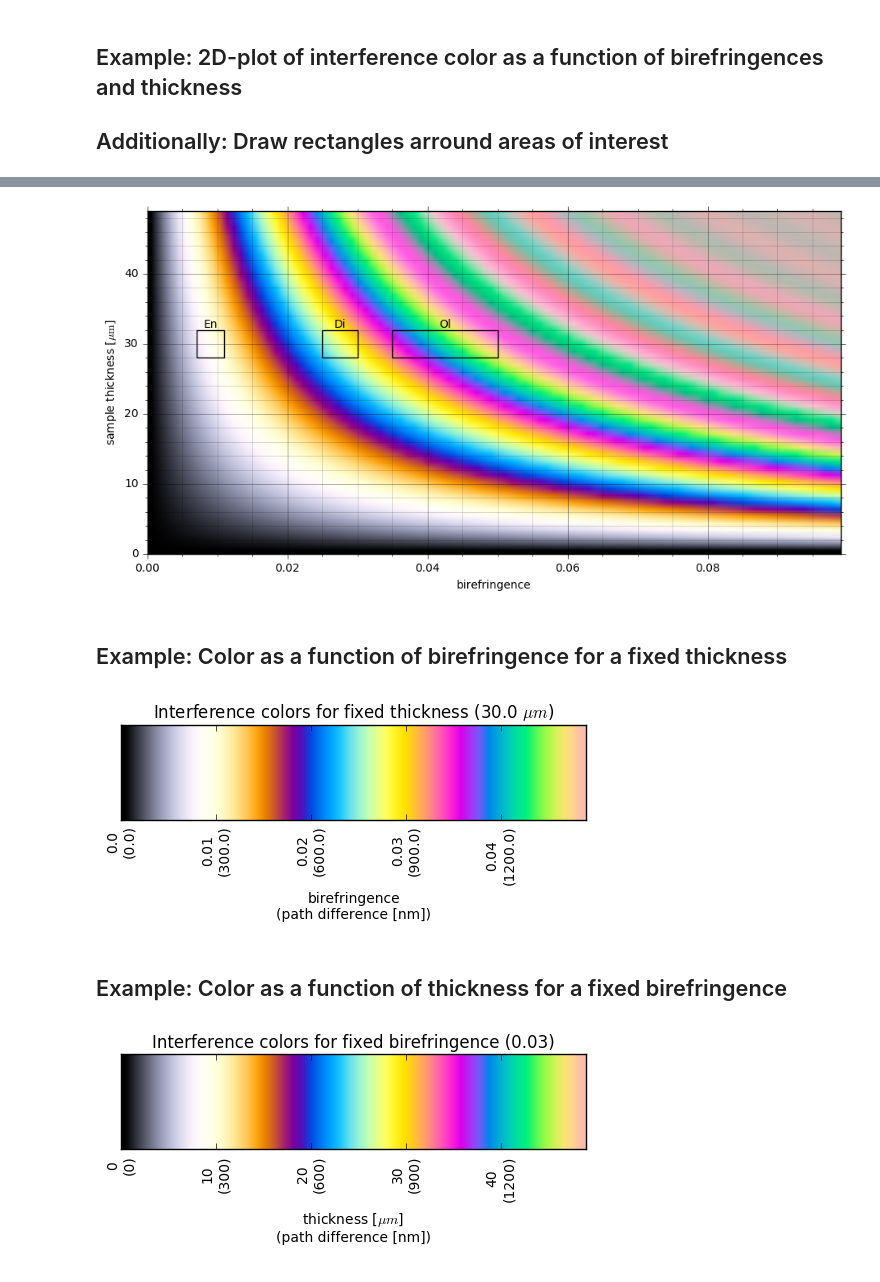
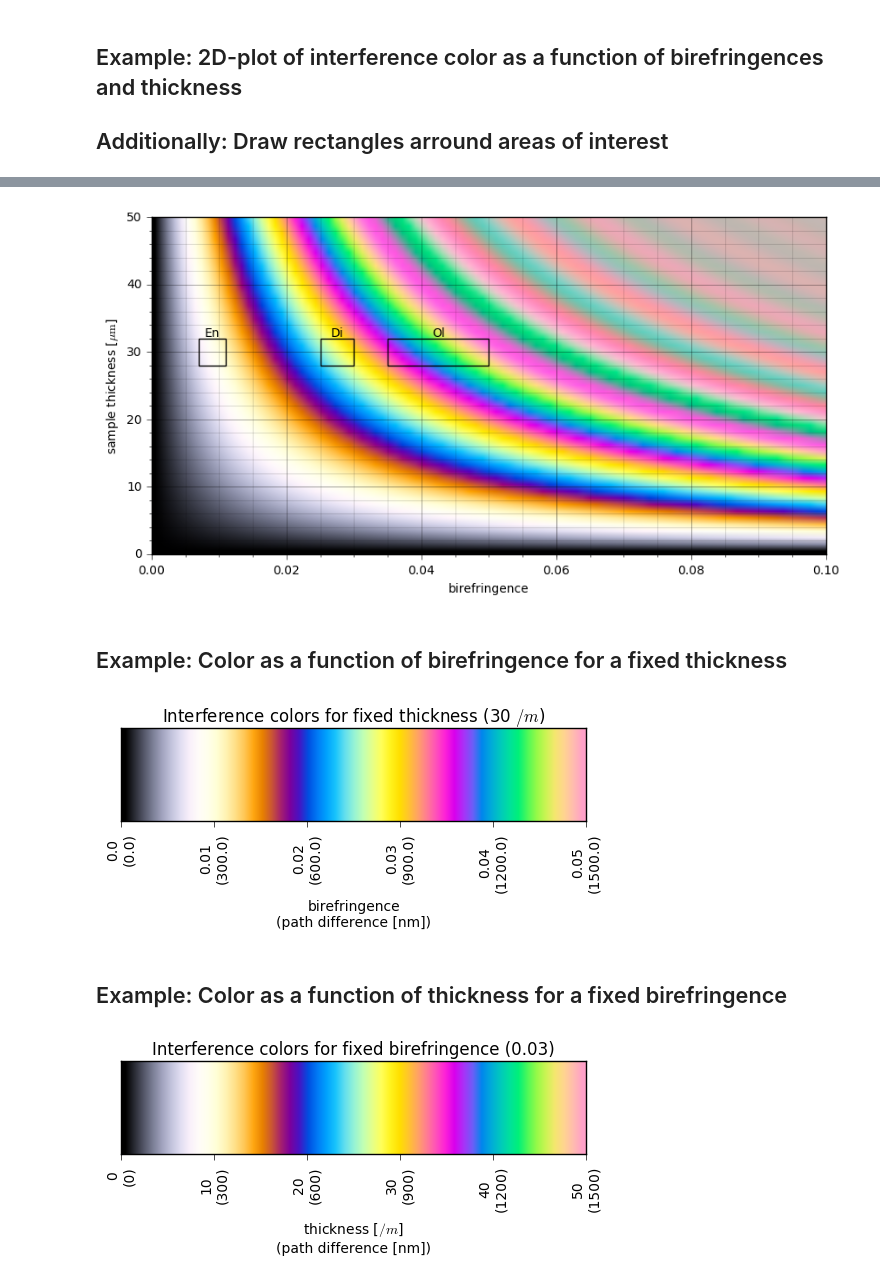
Before and after one commit to markus-bauer/calculated_Michel_Levy_Chart, a Jupyter notebook: Michel_Levy_Chart_part2.ipynb, the cells around one changed output, grey strips where cells are left out. Drawn from its saved outputs; the diff is of its cells as text; code cells hidden in the pictures.

Commit message:
cleaned up text, added images and pdf-versions of notebook

```diff
--- a/Michel_Levy_Chart_part2.ipynb
+++ b/Michel_Levy_Chart_part2.ipynb
@@ -237,5 +264,6 @@ for n, thickness in enumerate(thicknesses):
 # %%
-#--- plotting
+#--- same plot, but with added rectangles for minerals
+from matplotlib.patches import Rectangle
 
 fig = plt.figure(figsize=(10,5))
 ax = fig.add_subplot(111)
@@ -251,10 +279,7 @@ ax.set_ylabel("sample thickness [$\mathrm{\mathrm{\mu m}}$]")
 ax.minorticks_on()
 ax.grid("on", which="major", ls="-", lw=0.5, alpha=0.5)
 ax.grid("on", which="minor", ls="-", lw=0.5, alpha=0.2)
-ax.tick_params(which="both", direction="out")
-
-#--- adding rectangles for minerals
-from matplotlib.patches import Rectangle
+ax.tick_params(which="both", direction="out", right="off", top="off")
 
 thickness = [28,32]
 enstatite = [0.007,0.011]
@@ -280,18 +305,17 @@ for key, val in loopdict.items():
             color="black",
             ha="center", va="bottom")
 
-#--- show and/or save
-plt.tight_layout()
-#plt.savefig("./chart2.png")
+plt.savefig("./images/chart2_wboxes.pdf")
+plt.savefig("./images/chart2_wboxes.png")
 plt.show()
 # %% [output]
-[figure, old version]
+[figure, new version]
 # %% [markdown]
 ## Example: Color as a function of birefringence for a fixed thickness
 # %%
 #--- calculation
 RGB_one_thickness = []
-birefs = np.arange(0, 0.05, 0.001)
+birefs = np.arange(0, 0.05+0.001, 0.001)
 thickness = 30E3
 for biref in birefs:
     RGB_one_thickness.append(calculate_color(biref*thickness))
@@ -311,54 +335,61 @@ ax.imshow(plotimage, origin="upper", extent=xlims+ylims, aspect=aspect)
 
 ax.set_yticks([])
 
-xticks = np.arange(xlims[0], xlims[1], 0.01)
+xticks = np.arange(xlims[0], xlims[1]+0.01, 0.01)
 xticks_gamma = xticks*thickness
 xticklabels = ["{:}\n({:})".format(a,b) for a,b in zip(xticks,xticks_gamma)]
 ax.set_xticklabels(xticklabels, rotation=90)
 
-ax.set_title("Interference colors for fixed thickness ({:.1f} $\mu m$)".format(thickness*1E-3))
+ax.set_title("Interference colors for fixed thickness ({:.0f} $\mu m$)".format(thickness*1E-3))
 ax.set_xlabel("birefringence\n(path difference [nm])")
+ax.tick_params(direction="out", top="off")
 
+plt.savefig("./images/fixed_thickness.pdf")
+plt.savefig("./images/fixed_thickness.png")
 plt.show()
 # %% [output]
-[figure, old version]
+[figure, new version]
 # %% [markdown]
 ## Example: Color as a function of thickness for a fixed birefringence
 # %%
 #--- calculation
 biref = 0.03
-thicknesses = np.arange(0,50,1)
+thicknesses = np.arange(0,51,1)
 
 RGB_one_biref = []
 for thickness in thicknesses:
     RGB_one_biref.append(calculate_color(biref*thickness*1000))
 RGB_one_biref = np.array(RGB_one_biref)
 
 plotimage = np.zeros([100,len(thicknesses),3])
 plotimage[:,:,:] = RGB_one_biref[:,:]
 
 #--- plot
 fig,ax = plt.subplots(1)
 
 xlims = [min(thicknesses), max(thicknesses)]
 ylims = [0,100]
 
 aspect = 1E-1
 ax.imshow(plotimage, origin="upper", extent=xlims+ylims, aspect=aspect)
 
 ax.set_yticks([])
 
-xticks = np.arange(xlims[0], xlims[1], 10)
+xticks = np.arange(xlims[0], xlims[1]+10, 10)
 xticks_gamma = xticks*biref*1000
 xticklabels = ["{:g}\n({:g})".format(a,b) for a,b in zip(xticks,xticks_gamma)]
 ax.set_xticklabels(xticklabels, rotation=90)
 
 ax.set_title("Interference colors for fixed birefringence ({:g})".format(biref))
 ax.set_xlabel("thickness [$\mu m$]\n(path difference [nm])")
 
+ax.tick_params(direction="out", top="off")
+
+plt.savefig("./images/fixed_birefringence.pdf")
+plt.savefig("./images/fixed_birefringence.png")
 plt.show()
 # %% [output]
-[figure, old version]
+[figure, new version]
 # %% [markdown]
 ## Example: Widget to calculate color for birefringence and thickness
 
```
Also changed, not shown: parts of 7 cells of this notebook, 19 other files.
